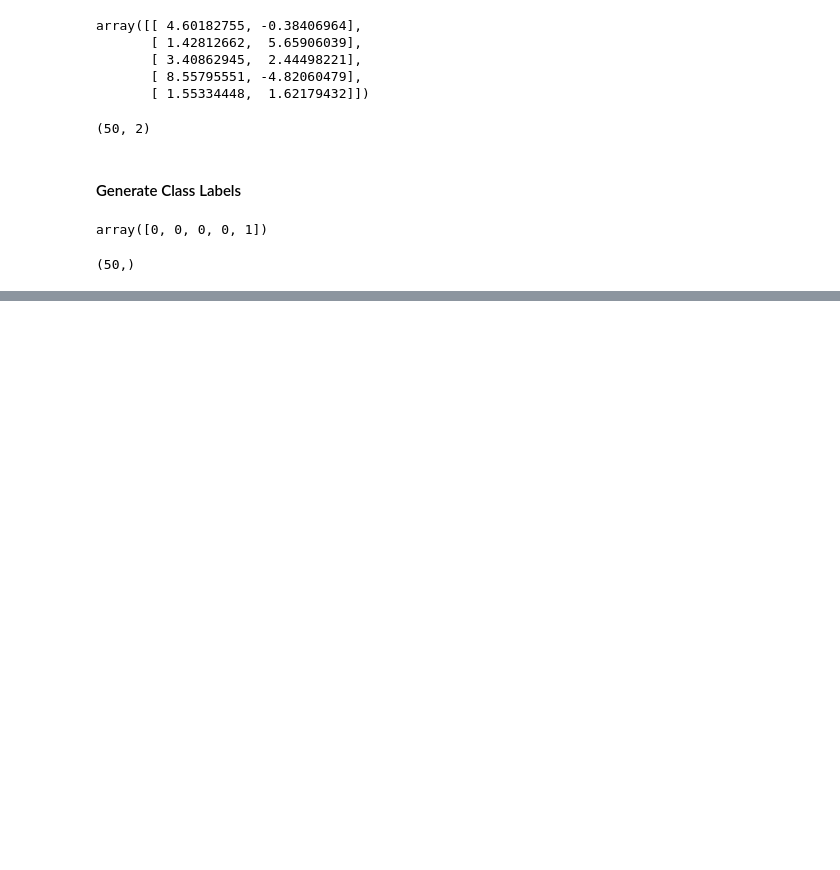
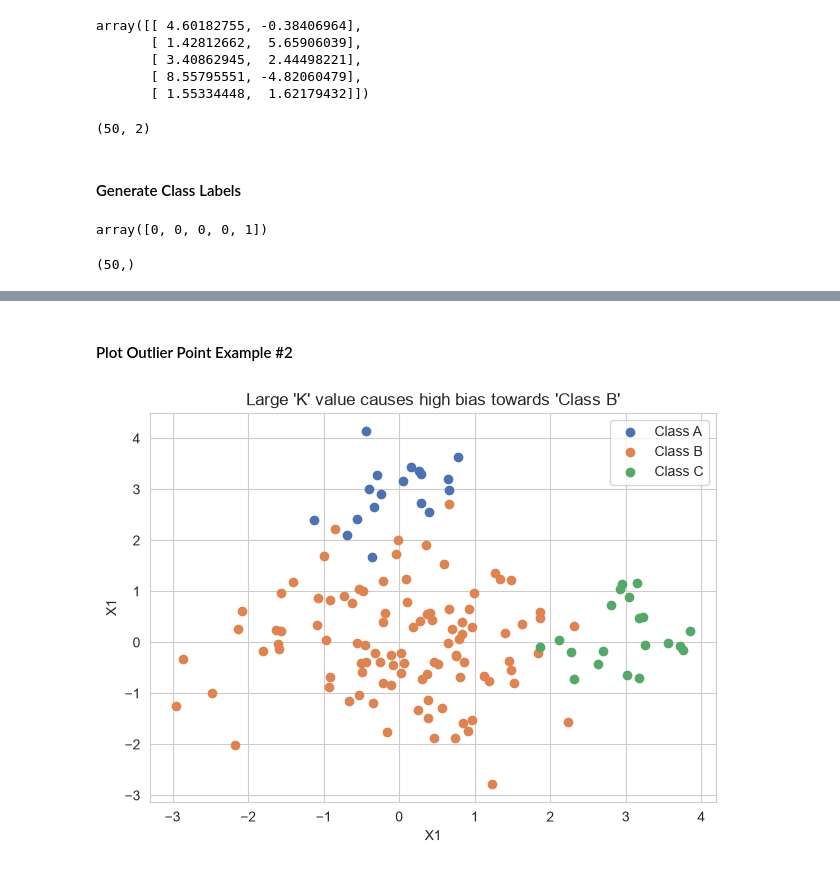
Before and after one commit to dheemanth-bhat/supervised-ml-algorithms, a Jupyter notebook: 03_K_Nearest_Neighbors/knn_edge_cases.ipynb, the cells around one changed output, grey strips where cells are left out. Saved outputs shown, nothing was run; the diff lists cells and outputs as text; code cells hidden in the pictures; blank space fills up the shorter version.

```diff
--- a/03_K_Nearest_Neighbors/knn_edge_cases.ipynb
+++ b/03_K_Nearest_Neighbors/knn_edge_cases.ipynb
@@ -108,0 +136,23 @@ plt.show()
+# %%
+# Generate clusters.
+
+cls_a = rng.normal(loc=[0.0, 3.0], scale=0.5, size=(18, 2))
+cls_b = rng.normal(loc=[0.0, 0.0], scale=1.0, size=(100, 2))
+cls_c = rng.normal(loc=[3.0, 0.0], scale=0.5, size=(20, 2))
+# %% [markdown]
+#### Plot Outlier Point Example #2
+# %%
+plt.scatter(x=cls_a[:, 0], y=cls_a[:, 1], label="Class A")
+plt.scatter(x=cls_b[:, 0], y=cls_b[:, 1], label="Class B")
+plt.scatter(x=cls_c[:, 0], y=cls_c[:, 1], label="Class C")
+
+plt.title("Large 'K' value causes high bias towards 'Class B'")
+plt.xlabel("X1")
+plt.ylabel("X1")
+plt.legend(loc="upper right")
+plt.tight_layout()
+
+# plt.savefig("images/large_k_high_bias.png")
+plt.show()
+# %% [output]
+[figure, added]
```
Also changed, not shown: parts of 8 cells of this notebook, 8 other files.
